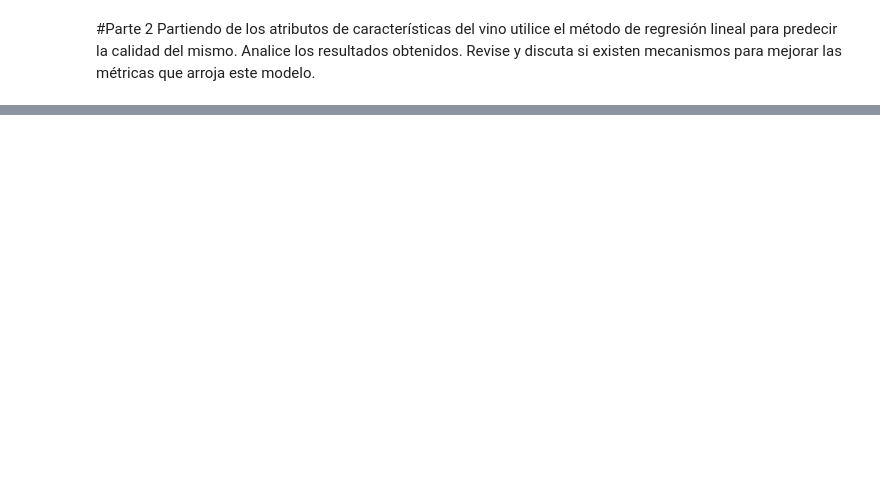
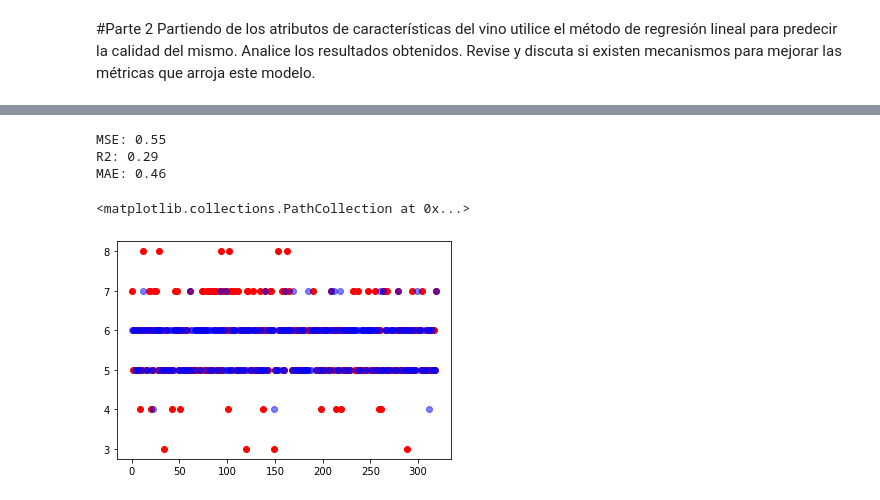
Before and after one commit to rdambrosioz/aa_2021, a Jupyter notebook: aa_tarea1_costanzo_dambrosio.ipynb, the cells around one changed output, grey strips where cells are left out. Saved outputs shown, nothing was run; the diff lists cells and outputs as text; code cells hidden in the pictures; blank space fills up the shorter version.

```diff
--- a/aa_tarea1_costanzo_dambrosio.ipynb
+++ b/aa_tarea1_costanzo_dambrosio.ipynb
@@ -144,0 +181,20 @@ Mean squared error: 0.46
+# %%
+import math
+Y_pred_adapted = [math.floor(i) if abs(math.floor(i)-i) <= 0.5 else math.ceil(i) for i in Y_pred]
+# %%
+print('MSE: %.2f'
+      % mean_squared_error(Y_test, Y_pred_adapted))
+
+print('R2: %.2f'
+      % r2_score(Y_test, Y_pred_adapted))
+
+print('MAE: %.2f'
+      % mean_absolute_error(Y_test, Y_pred_adapted))
+plt.scatter([i for i in range(len(Y_test))], Y_test,c='r')
+plt.scatter([i for i in range(len(Y_test))], Y_pred_adapted,c='b', alpha=0.5)
+# %% [output]
+MSE: 0.55
+R2: 0.29
+MAE: 0.46
+<matplotlib.collections.PathCollection at 0x...>
+[figure, added]
```
Also changed, not shown: parts of 12 cells of this notebook.
